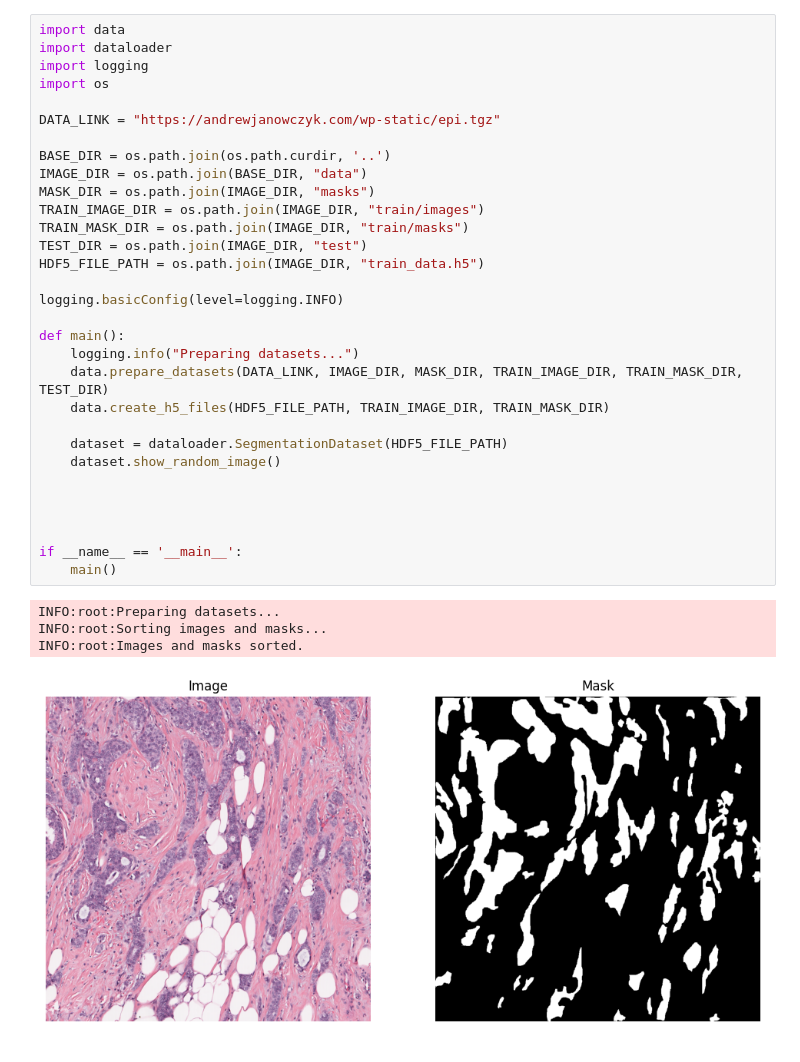
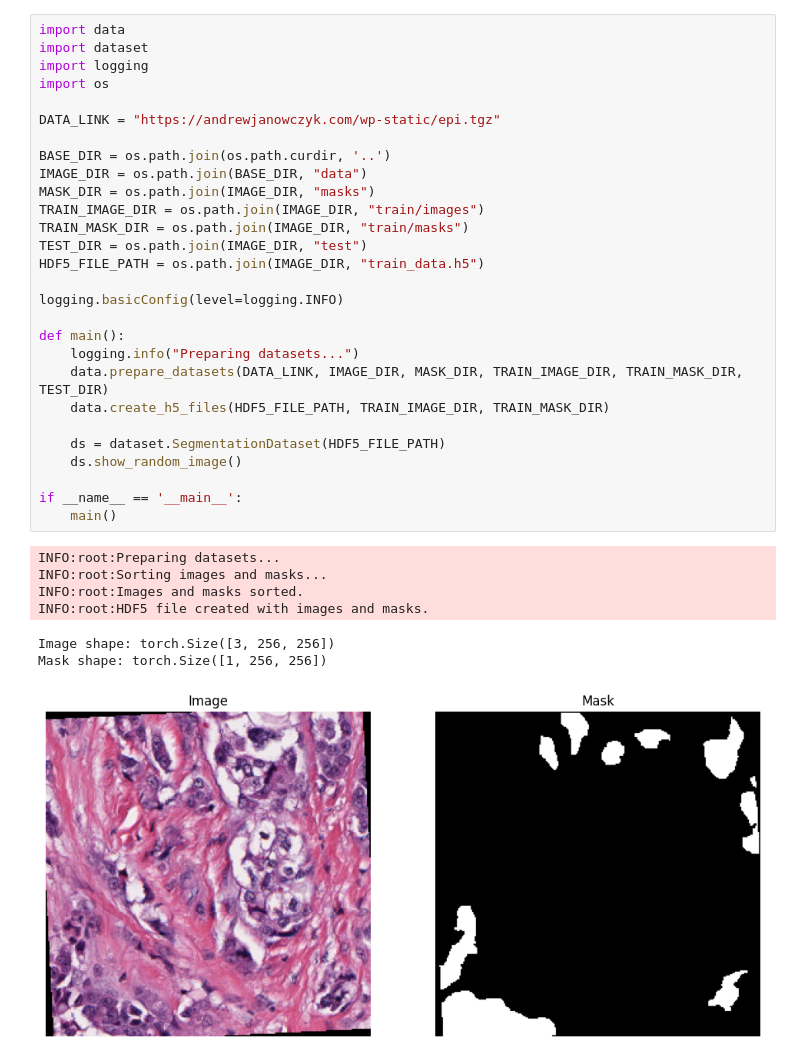
Before and after one commit to akxcix/episeg, a Jupyter notebook: src/demo.ipynb, the cells around one changed output. Saved outputs shown, nothing was run; the diff lists cells and outputs as text.

```diff
--- a/src/demo.ipynb
+++ b/src/demo.ipynb
@@ -1,36 +1,36 @@
 # %%
 import data
-import dataloader
+import dataset
 import logging
 import os
 
 DATA_LINK = "https://andrewjanowczyk.com/wp-static/epi.tgz"
 
 BASE_DIR = os.path.join(os.path.curdir, '..')
 IMAGE_DIR = os.path.join(BASE_DIR, "data")
 MASK_DIR = os.path.join(IMAGE_DIR, "masks")
 TRAIN_IMAGE_DIR = os.path.join(IMAGE_DIR, "train/images")
 TRAIN_MASK_DIR = os.path.join(IMAGE_DIR, "train/masks")
 TEST_DIR = os.path.join(IMAGE_DIR, "test")
 HDF5_FILE_PATH = os.path.join(IMAGE_DIR, "train_data.h5")
 
 logging.basicConfig(level=logging.INFO)
 
 def main():
     logging.info("Preparing datasets...")
     data.prepare_datasets(DATA_LINK, IMAGE_DIR, MASK_DIR, TRAIN_IMAGE_DIR, TRAIN_MASK_DIR, TEST_DIR)
     data.create_h5_files(HDF5_FILE_PATH, TRAIN_IMAGE_DIR, TRAIN_MASK_DIR)
 
-    dataset = dataloader.SegmentationDataset(HDF5_FILE_PATH)
-    dataset.show_random_image()
-
-
-
+    ds = dataset.SegmentationDataset(HDF5_FILE_PATH)
+    ds.show_random_image()
 
 if __name__ == '__main__':
     main()
 # %% [output]
 INFO:root:Preparing datasets...
 INFO:root:Sorting images and masks...
 INFO:root:Images and masks sorted.
+INFO:root:HDF5 file created with images and masks.
+Image shape: torch.Size([3, 256, 256])
+Mask shape: torch.Size([1, 256, 256])
-[figure, old version]
+[figure, new version]
```
Also changed, not shown: 6 other files.
